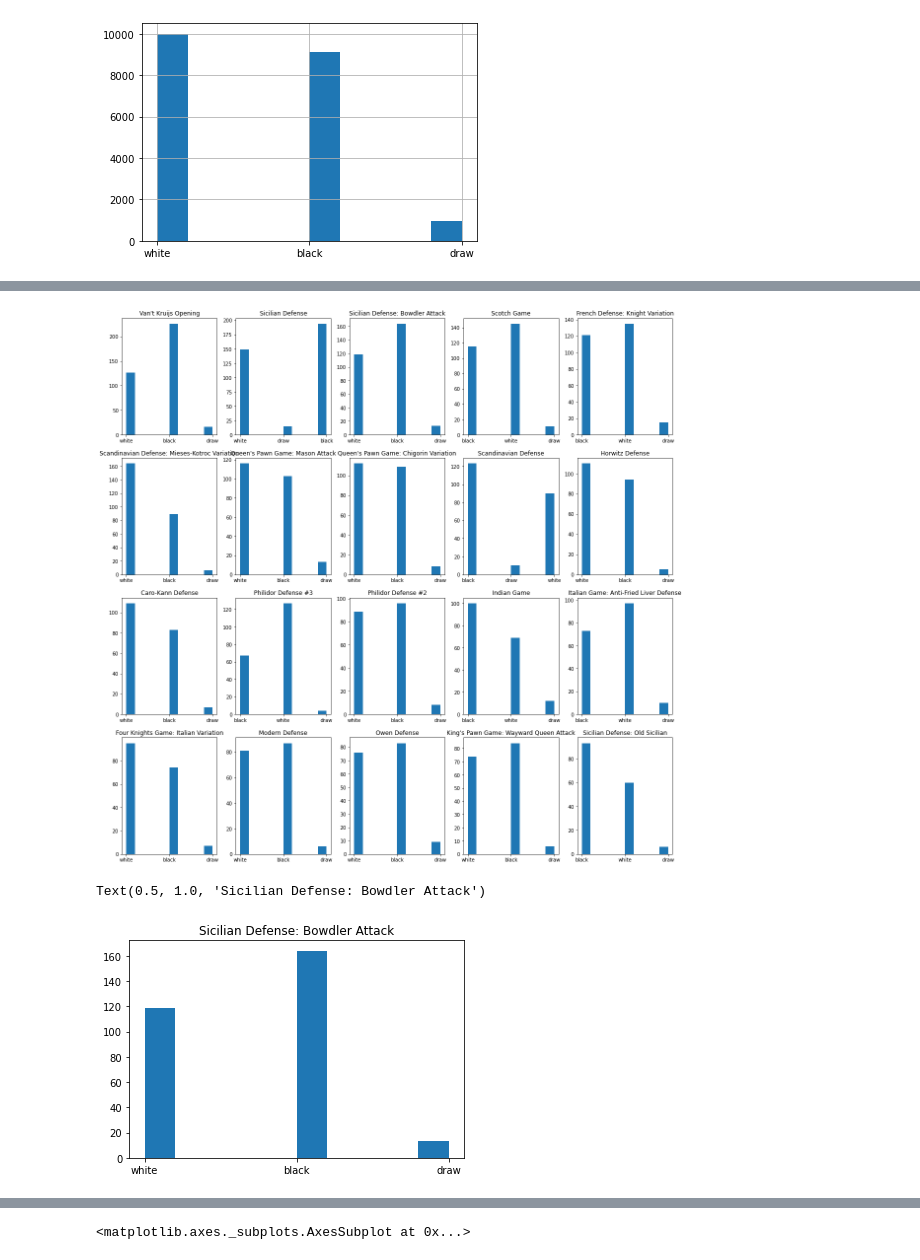
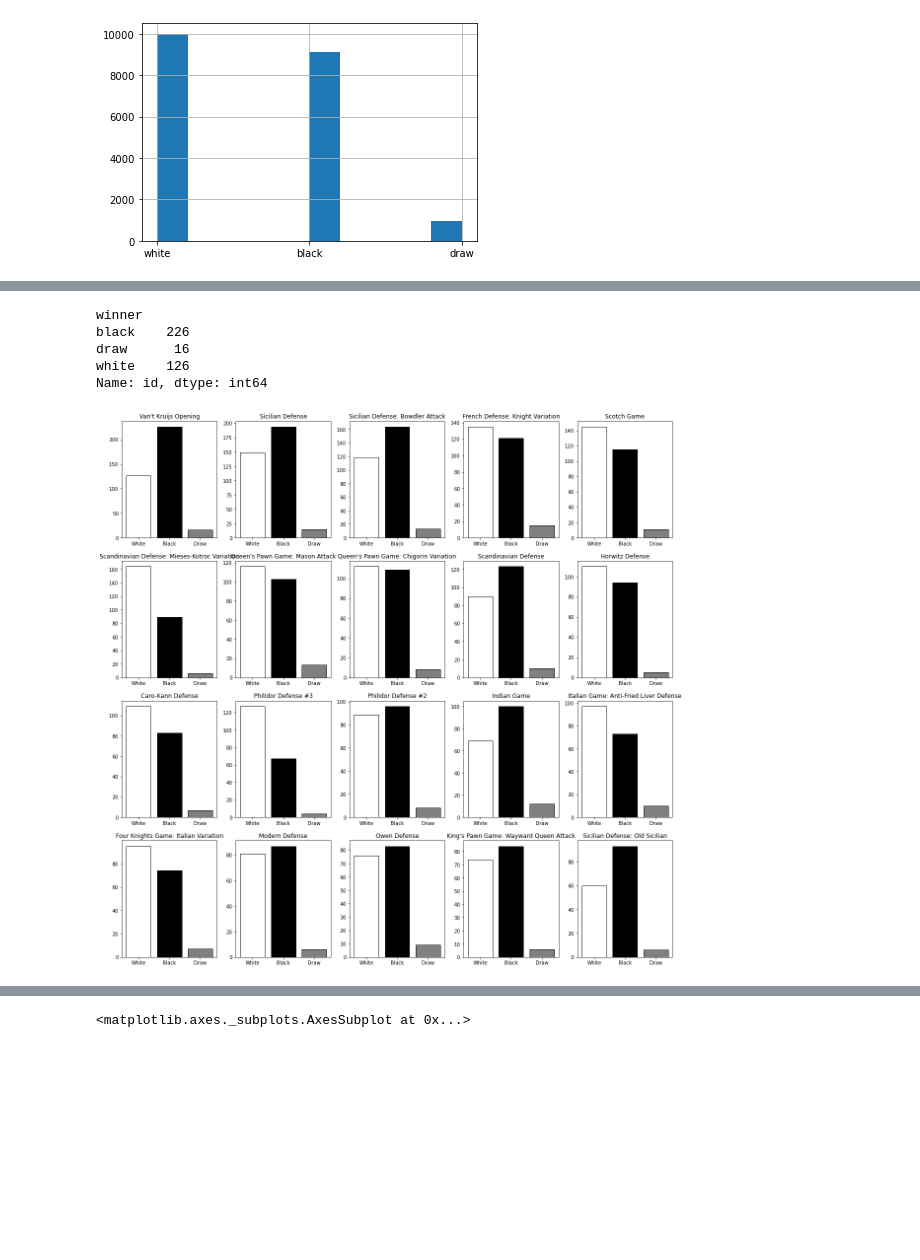
Before and after one commit to juleshansen/chess_prediction, a Jupyter notebook: chess.ipynb, the cells around one changed output, grey strips where cells are left out. Drawn from its saved outputs; the diff is of its cells as text; code cells hidden in the pictures; blank space fills up the shorter version.

```diff
--- a/chess.ipynb
+++ b/chess.ipynb
@@ -42,0 +36,16 @@ games
+# %%
+def black_first_move(moves):
+    '''
+    Input the list of moves and output the first move black takes as a string
+    '''
+    moves = moves.split(' ')
+    if len(moves) > 1:
+        return moves[1]
+    else:
+        return None
+# %%
+games['rem_pieces']=games['moves'].apply(lambda x: remaining_pieces(x))
+# %%
+games['white_first_move'] = games['moves'].apply(lambda x: white_first_move(x))
+games['black_first_move'] = games['moves'].apply(lambda x: black_first_move(x))
+games
@@ -58,18 +81,25 @@ ax = games['opening_name'].value_counts()[:29].plot.bar()
 openings = games['opening_name'].value_counts()
 vant = games[games['opening_name'] == openings.keys()[0]]
 sicilian = games[games['opening_name'] == openings.keys()[1]]
+openings.keys()[0]
+opening_df = games[games['opening_name'] == openings.keys()[0]]
+bar_values = opening_df.groupby('winner').count()['id']
+bar_values
+# %% [output]
+winner
+black    226
+draw      16
+white    126
+Name: id, dtype: int64
 # %%
 bins = ['white','black','draw']
 fig, ax = plt.subplots(4,5,figsize=(20,20))
 ax = ax.flatten()
 for i in range(20):
-    ax[i].hist(games[games['opening_name'] == openings.keys()[i]]['winner'])
+    opening_df = games[games['opening_name'] == openings.keys()[i]]
+    bar_values = opening_df.groupby('winner').count()['id']
+    bar_values = bar_values.reindex(index = bins)
+    ax[i].bar(bins, bar_values, color = ['w','k','gray'], edgecolor = 'k', tick_label = ['White','Black','Draw'])
     ax[i].set_title(openings.keys()[i])
 # %% [output]
-[figure, old version]
+[figure, new version]
-# %%
-plt.hist(games[games['opening_name'] == openings.keys()[2]]['winner'])
-plt.title(openings.keys()[2])
-# %% [output]
-Text(0.5, 1.0, 'Sicilian Defense: Bowdler Attack')
-[figure, removed]
```
Also changed, not shown: parts of 26 cells of this notebook, 4 other files.
